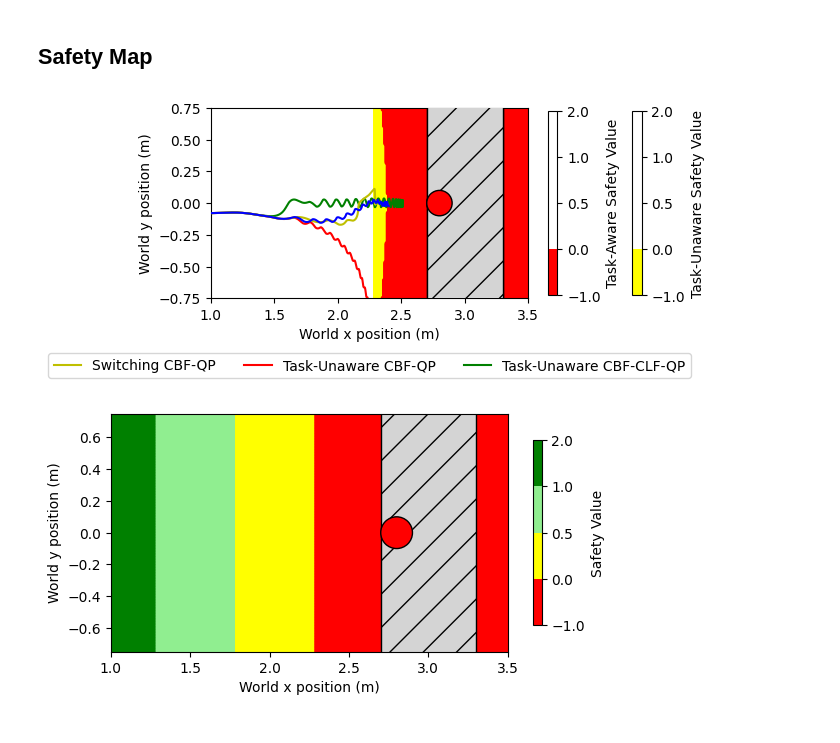
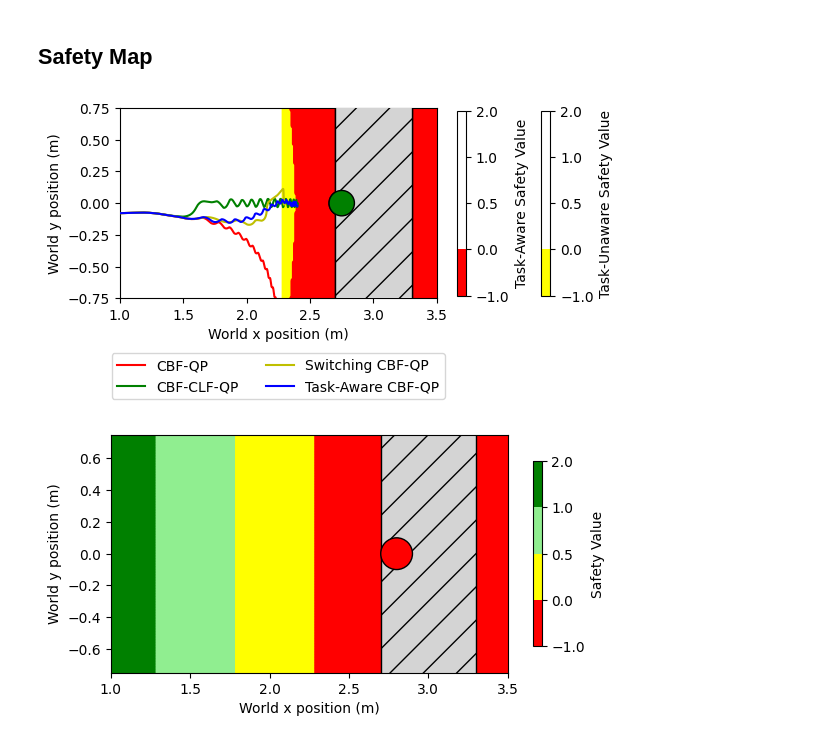
Before and after one commit to famsvip/Robot-Navigation-Collision-Avoidance-, a Jupyter notebook: data/plotting.ipynb, the cells around one changed output. Cells and saved outputs as stored; diff of their text form; code cells hidden in the pictures.

Commit message:
Plotting

```diff
--- a/data/plotting.ipynb
+++ b/data/plotting.ipynb
@@ -610,21 +607,21 @@ safety_map_taskless = np.load("./safety_map_obs.npy")
 fig, ax = plt.subplots()
 data_threshold = 10000
 
-composite_3 = np.load("./composite_pos_baseline.npy")
-separated_1 = np.load("./separated_1.npy")
-pure = np.load("./pure_trial_1.npy")
+composite = np.load("./composite_CBF/composite_pos_scenario1.npy")
+separated = np.load("./CBF-CLF/separated_pos_scenario1.npy")
+base = np.load("./base_CBF/base_pos_scenario1.npy")
 switching = np.load("./switching_CBF/switching_pos.npy")
 
 rect = Rectangle((2.7, -1.8), width=0.6, height=3.6,
                  edgecolor='black', facecolor=(0.83, 0.83, 0.83), hatch="/", zorder=3)
-circle_target = Circle((2.8, 0.0), radius=0.1, edgecolor="black", facecolor="red", zorder=3)
+circle_target = Circle((2.75, 0.0), radius=0.1, edgecolor="black", facecolor="green", zorder=3)
 ax.add_patch(rect)
 ax.add_patch(circle_target)
 
-ax.plot(pure[:data_threshold,0], pure[:data_threshold,1], color="r", label="Task-Unaware CBF-QP", zorder=3)
-ax.plot(separated_1[:data_threshold,0], separated_1[:data_threshold,1], color="g", label="Task-Unaware CBF-CLF-QP",zorder=3)
+ax.plot(base[:,0], base[:,1], color="r", label="CBF-QP", zorder=3)
+ax.plot(separated[:,0], separated[:,1], color="g", label="CBF-CLF-QP",zorder=3)
 ax.plot(switching[:,0], switching[:,1], color="y", label="Switching CBF-QP", zorder=3)
-ax.plot(composite_3[:data_threshold,0], composite_3[:data_threshold,1], color="b", label="Task-Aware CBF-QP", zorder=3)
+ax.plot(composite[:,0], composite[:,1], color="b", label="Task-Aware CBF-QP", zorder=3)
 
 task_safety_plot = ax.scatter(
     safety_map_task[:, 0],  # x
@@ -634,36 +631,36 @@ task_safety_plot = ax.scatter(
     norm=norm,
     s=10,  # dot size
     zorder=2
 )
 
 taskless_safety_plot = ax.scatter(
     safety_map_taskless[:, 0],  # x
     safety_map_taskless[:, 1],  # y
     c=safety_map_taskless[:, 2],  # h value = color
     cmap=cmap2,
     norm=norm2,
     s=10, # dot size
     zorder=1
 )
 
 cbar_taskless = fig.colorbar(taskless_safety_plot, ax=ax, label='Task-Unaware Safety Value', shrink=0.5)
 cbar_task = fig.colorbar(task_safety_plot, ax=ax, label='Task-Aware Safety Value', shrink=0.5)
 ax.set_xlim(1.0, 3.5)
 ax.set_ylim(-0.75, 0.75)
 ax.set_xlabel('World x position (m)')
 ax.set_ylabel('World y position (m)')
 ax.add_patch(rect)
 ax.add_patch(circle_target)
 ax.set_aspect('equal')
 handles, labels = ax.get_legend_handles_labels()
-order = [2, 0, 1]
+order = [0,1,2,3]
 ax.legend([handles[i] for i in order], [labels[i] for i in order],
           loc='upper center',
           bbox_to_anchor=(0.5, -0.25),
-          ncol=3)  # number of columns)
+          ncol=2)  # number of columns)
 plt.show()
 # %% [output]
-[figure, old version]
+[figure, new version]
 # %%
 import matplotlib.colors as mcolors
 import matplotlib.pyplot as plt
```
Also changed, not shown: parts of 3 cells of this notebook, 4 other files.
